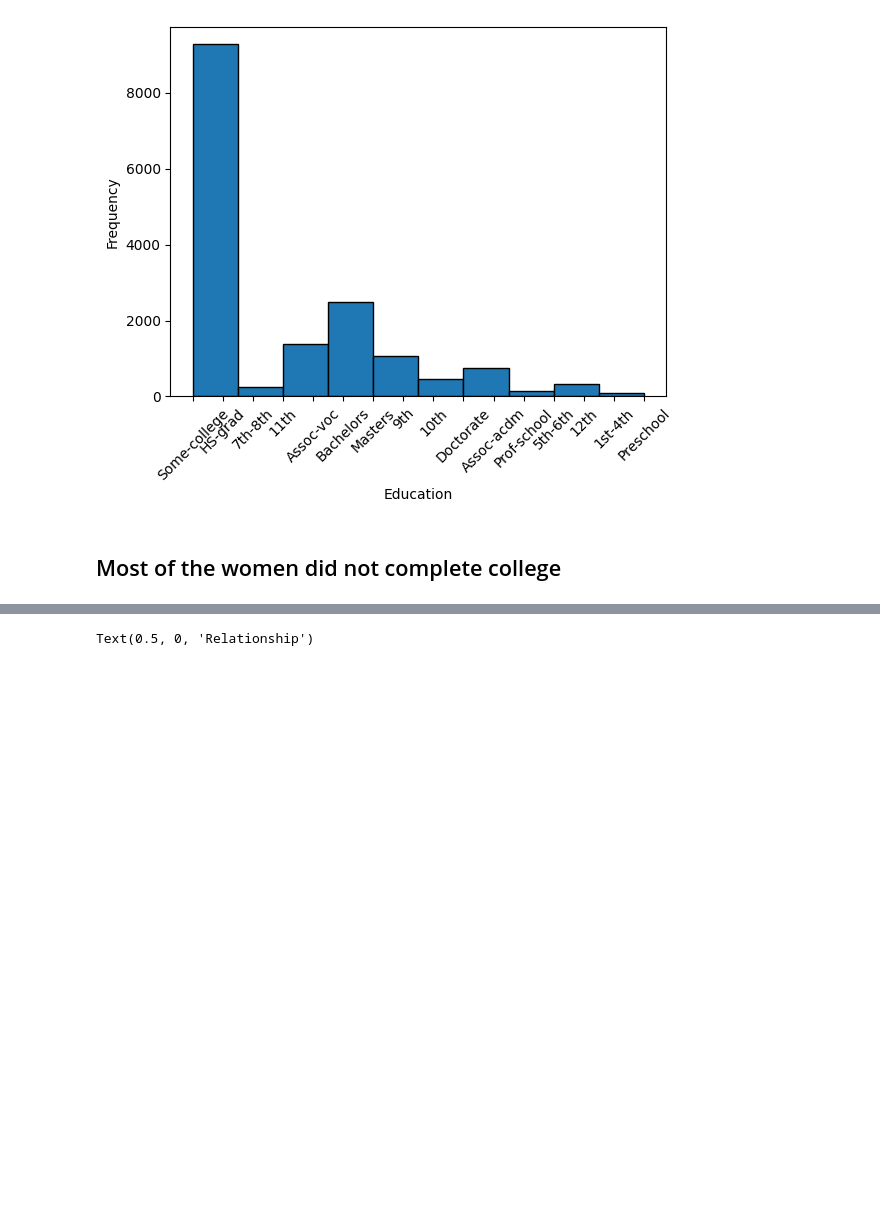
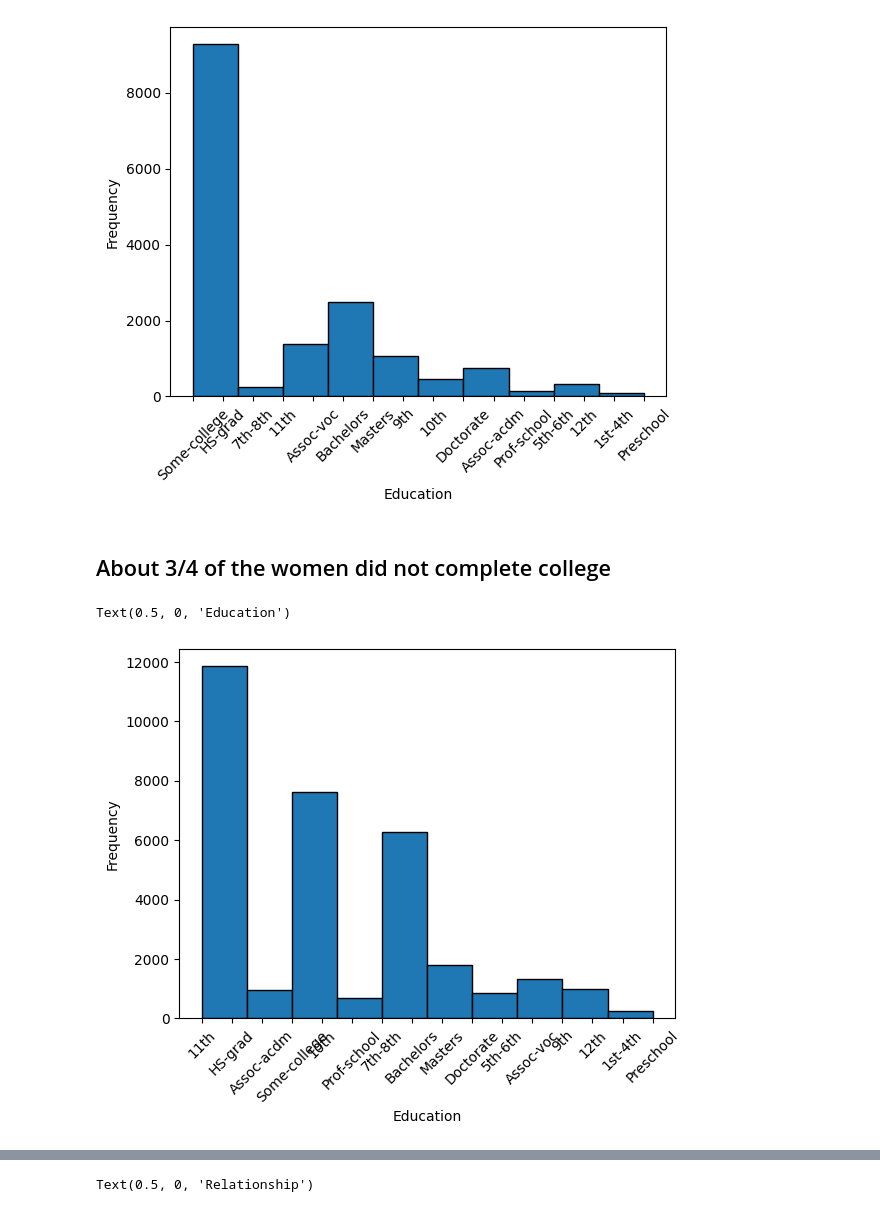
Before and after one commit to ty875/springboard, a Jupyter notebook: Adult Income 2015/adult.ipynb, the cells around one changed output, grey strips where cells are left out. Cells and saved outputs as stored; diff of their text form; code cells hidden in the pictures; blank space fills up the shorter version.

```diff
--- a/Adult Income 2015/adult.ipynb
+++ b/Adult Income 2015/adult.ipynb
@@ -138,4 +185,13 @@ plt.xlabel('Education')
 Text(0.5, 0, 'Education')
 [figure]
 # %% [markdown]
-## Most of the women did not complete college
+## About 3/4 of the women did not complete college
+# %%
+men = data[data['gender'] == 'Male']
+plt.hist(men['education'], edgecolor='black')
+plt.xticks(rotation= 45)
+plt.ylabel('Frequency')
+plt.xlabel('Education')
+# %% [output]
+Text(0.5, 0, 'Education')
+[figure, added]
```
Also changed, not shown: parts of 9 cells of this notebook.
